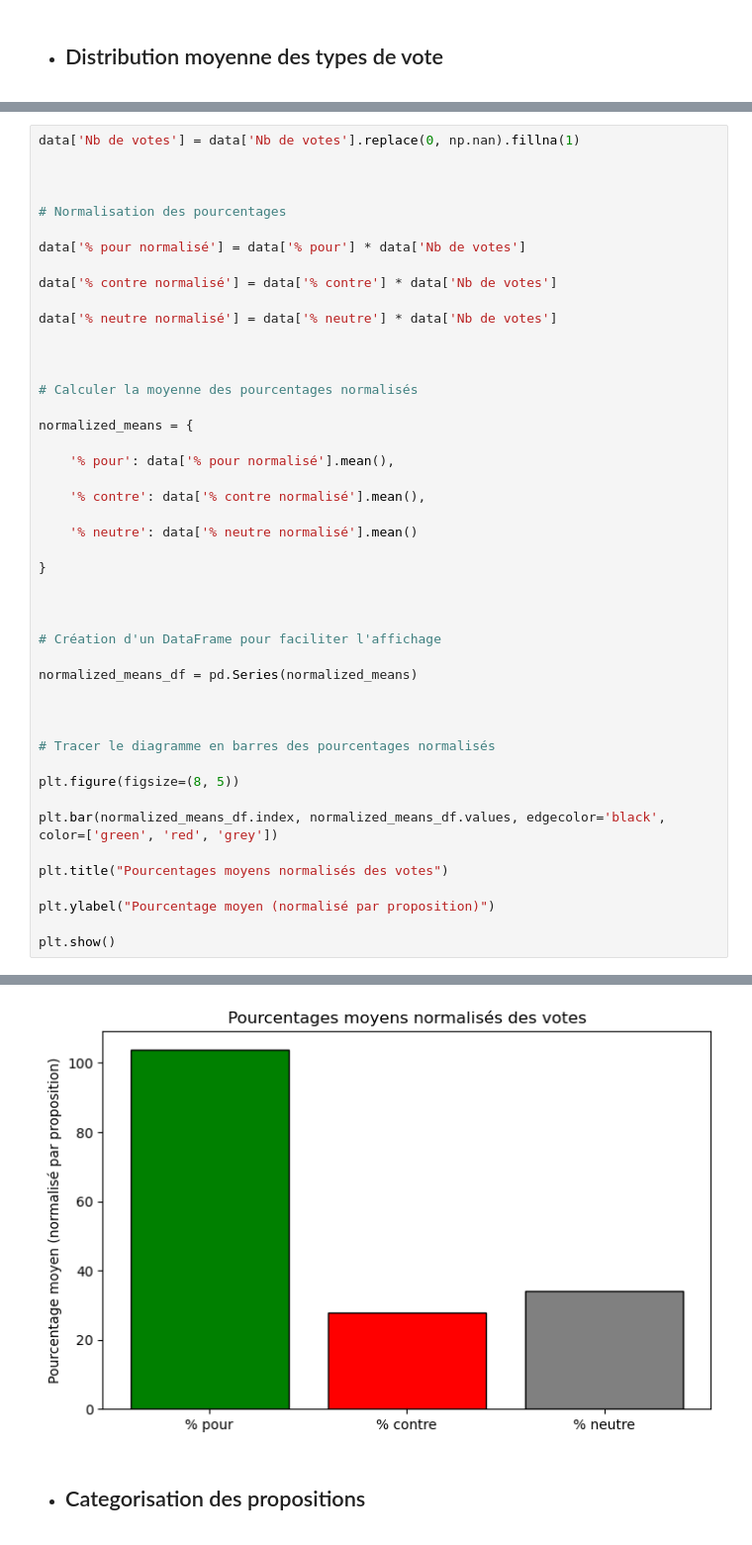
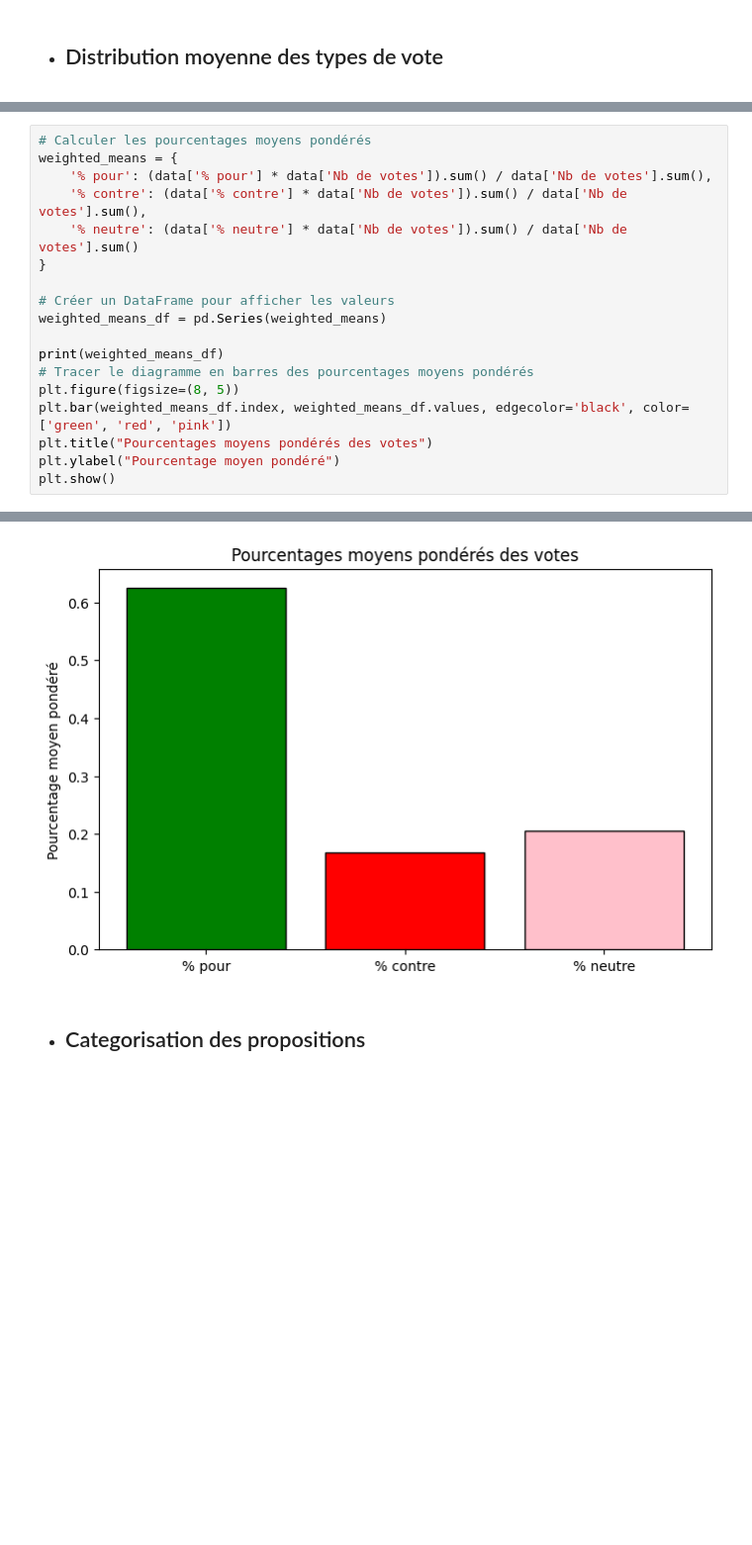
Before and after one commit to konanleger/PROJET-STATISTIQUE-DES-PROS, a Jupyter notebook: projet_stat.ipynb, the cells around one changed output, grey strips where cells are left out. Shown at 99% size. Cells and saved outputs as stored; diff of their text form; blank space fills up the shorter version.

```diff
--- a/projet_stat.ipynb
+++ b/projet_stat.ipynb
@@ -272,47 +359,19 @@ plt.show()
 # %%
-data['Nb de votes'] = data['Nb de votes'].replace(0, np.nan).fillna(1)
-
-
-
-# Normalisation des pourcentages
-
-data['% pour normalisé'] = data['% pour'] * data['Nb de votes']
-
-data['% contre normalisé'] = data['% contre'] * data['Nb de votes']
-
-data['% neutre normalisé'] = data['% neutre'] * data['Nb de votes']
-
-
-
-# Calculer la moyenne des pourcentages normalisés
-
-normalized_means = {
-
-    '% pour': data['% pour normalisé'].mean(),
-
-    '% contre': data['% contre normalisé'].mean(),
-
-    '% neutre': data['% neutre normalisé'].mean()
-
+# Calculer les pourcentages moyens pondérés
+weighted_means = {
+    '% pour': (data['% pour'] * data['Nb de votes']).sum() / data['Nb de votes'].sum(),
+    '% contre': (data['% contre'] * data['Nb de votes']).sum() / data['Nb de votes'].sum(),
+    '% neutre': (data['% neutre'] * data['Nb de votes']).sum() / data['Nb de votes'].sum()
 }
 
+# Créer un DataFrame pour afficher les valeurs
+weighted_means_df = pd.Series(weighted_means)
 
-
-# Création d'un DataFrame pour faciliter l'affichage
-
-normalized_means_df = pd.Series(normalized_means)
-
-
-
-# Tracer le diagramme en barres des pourcentages normalisés
-
+print(weighted_means_df)
+# Tracer le diagramme en barres des pourcentages moyens pondérés
 plt.figure(figsize=(8, 5))
-
-plt.bar(normalized_means_df.index, normalized_means_df.values, edgecolor='black', color=['green', 'red', 'grey'])
-
-plt.title("Pourcentages moyens normalisés des votes")
-
-plt.ylabel("Pourcentage moyen (normalisé par proposition)")
-
+plt.bar(weighted_means_df.index, weighted_means_df.values, edgecolor='black', color=['green', 'red', 'pink'])
+plt.title("Pourcentages moyens pondérés des votes")
+plt.ylabel("Pourcentage moyen pondéré")
 plt.show()
 # %% [output]
@@ -319,4 +382,4 @@ plt.show()
-[figure, old version]
+[figure, new version]
 # %% [markdown]
 * ## Categorisation des propositions
 # %%
```
Also changed, not shown: parts of 12 cells of this notebook.
